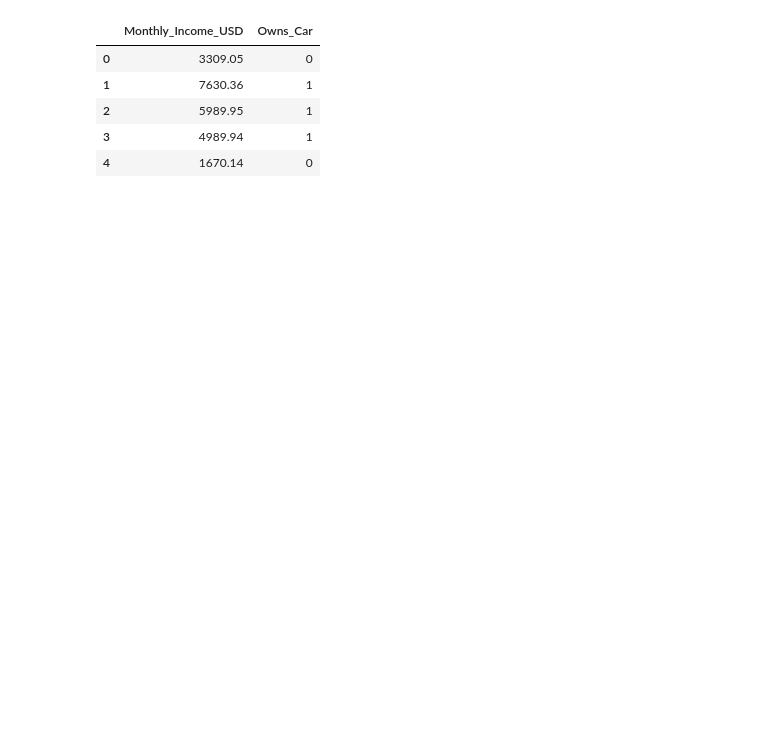
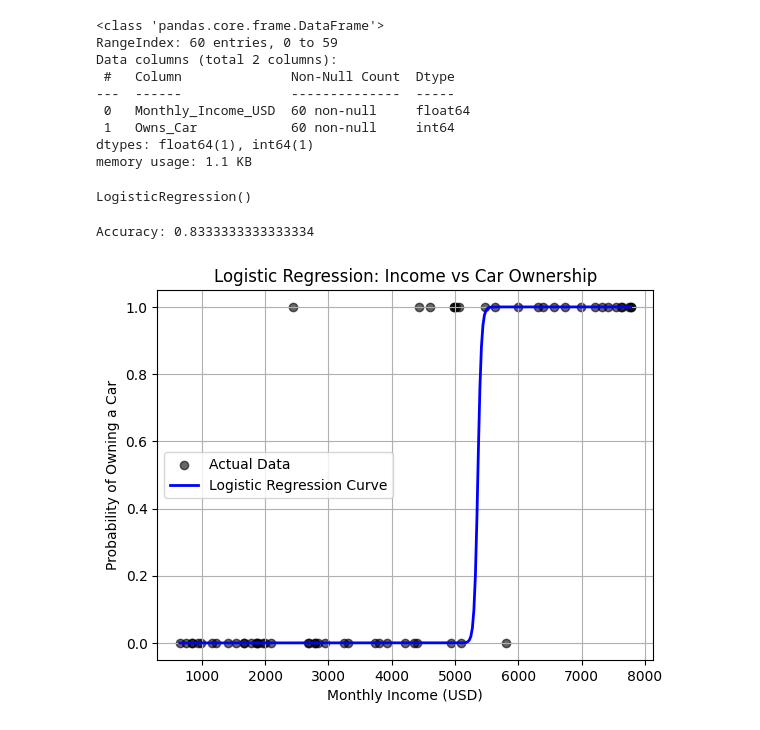
Before and after one commit to McLight-Note/Machine_Learning_Programming, a Jupyter notebook: insurance.ipynb, the cells around one changed output. Saved outputs shown, nothing was run; the diff lists cells and outputs as text; code cells hidden in the pictures; blank space fills up the shorter version.

```diff
--- a/insurance.ipynb
+++ b/insurance.ipynb
@@ -2,21 +2,47 @@
 import pandas as pd
 # %%
 df = pd.read_csv('car_ownership_income_dataset.csv')
-df.head()
+df.info()
 # %% [output]
-|  | Monthly_Income_USD | Owns_Car |
-| 0 | 3309.05 | 0 |
-| 1 | 7630.36 | 1 |
-| 2 | 5989.95 | 1 |
-| 3 | 4989.94 | 1 |
-| 4 | 1670.14 | 0 |
+<class 'pandas.core.frame.DataFrame'>
+RangeIndex: 60 entries, 0 to 59
+Data columns (total 2 columns):
+ #   Column              Non-Null Count  Dtype
+---  ------              --------------  -----
+ 0   Monthly_Income_USD  60 non-null     float64
+ 1   Owns_Car            60 non-null     int64
+dtypes: float64(1), int64(1)
+memory usage: 1.1 KB
 # %%
 from sklearn.model_selection import train_test_split
 from sklearn.linear_model import LogisticRegression
+from sklearn.metrics import accuracy_score
 
-X = df[['Owns_Car']]
+X = df[['Monthly_Income_USD']]
 y=df['Owns_Car']
-
-X_train, X_test, y_train, y_test=train_test_split(X, y, random_state=42, train_size=0.2)
-model = LogisticRegression()
-model.fit(X_train, X_test)
+# %%
+X_train, X_test, y_train, y_test=train_test_split(X, y, random_state=42, train_size=0.2)
+model = LogisticRegression()
+model.fit(X_train, y_train)
+# %% [output]
+LogisticRegression()
+# %%
+y_pred = model.predict(X_test)
+print("Accuracy:", accuracy_score(y_test, y_pred))
+# %% [output]
+Accuracy: 0.8333333333333334
+# %%
+import numpy as np
+import matplotlib.pyplot as plt
+
+X_range = np.linspace(X["Monthly_Income_USD"].min(), X["Monthly_Income_USD"].max(), 300).reshape(-1, 1)
+y_prob = model.predict_proba(X_range)[:, 1]
+plt.scatter(X, y, color='black', label='Actual Data', alpha=0.6)
+plt.plot(X_range, y_prob, color='blue', linewidth=2, label='Logistic Regression Curve')
+plt.xlabel("Monthly Income (USD)")
+plt.ylabel("Probability of Owning a Car")
+plt.title("Logistic Regression: Income vs Car Ownership")
+plt.legend()
+plt.grid(True)
+# %% [output]
+[figure, added]
```
Also changed, not shown: 1 other file.
